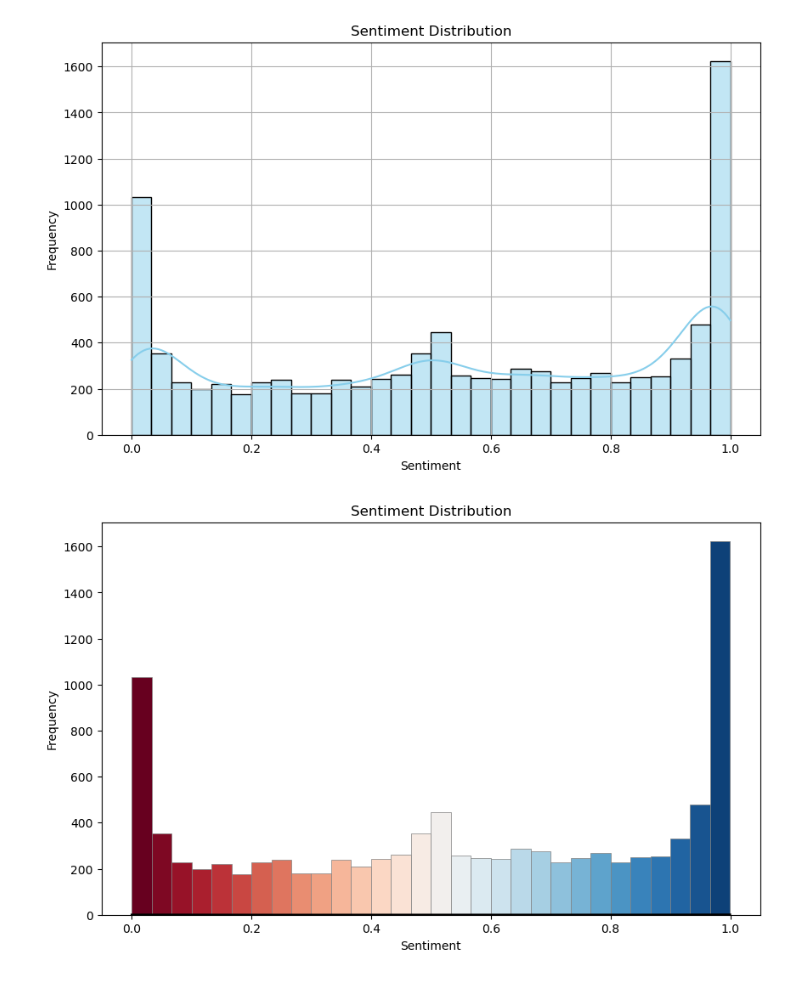
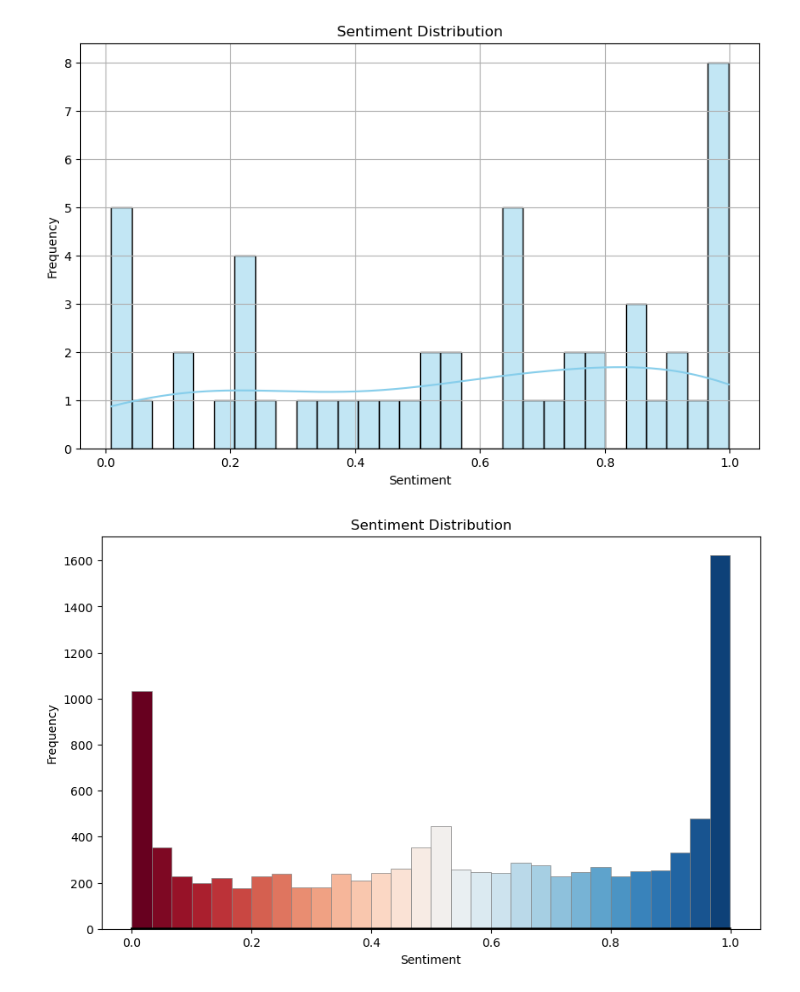
Before and after one commit to Jordanbarker/jordanbarker.github.io, a Jupyter notebook: Jupyter_Notebooks/Wiki_Sentiment.ipynb, the cells around one changed output. Cells and saved outputs as stored; diff of their text form; code cells hidden in the pictures.

Commit message:
Add smaller data size option

```diff
--- a/Jupyter_Notebooks/Wiki_Sentiment.ipynb
+++ b/Jupyter_Notebooks/Wiki_Sentiment.ipynb
@@ -98,30 +79,0 @@ for index, example in enumerate(dataset['train']):
-# %%
-dataset_size = 50
-# Create an empty DataFrame with specified columns
-df = pd.DataFrame(columns=['Title', 'Sentiment', 'URL'])
-
-subset = dataset["train"].shuffle(seed=42).select(range(dataset_size))
-
-for index, example in enumerate(subset):
-
-    df_size = len(df)
-
-    title = example['title']
-    text = example['text']
-    normalized_text = normalize_text(text)  # np.array(text)
-    text_chunks = split_into_chunks(normalized_text)
-    sentiment_results = sentiment_pipeline(text_chunks)
-    sentiment = aggregate_sentiment_results(sentiment_results)
-    # sentiment = normalized_score if overall_sentiment=="POSITIVE" else -1*normalized_score # "NEGATIVE"
-    sentiment = np.round(sentiment, 4)
-    # df = df.append({'Title': title, 'Sentiment': sentiment}, ignore_index=True)
-    df.loc[index] = [title, sentiment, example['url']]
-    if df_size % 100 == 0 :
-        print(f"{df_size} - {title}: {sentiment}")
-
-    # print(f"{title}: Overall Sentiment: {overall_sentiment}, Score: {sentiment}")
-
-# Export the DataFrame to a CSV file
-df = df.sort_values("Sentiment", ascending=False)
-df.to_csv('../data/sentiment_analysis_results.csv', index=False)
-print("Saved to file!")
@@ -159,12 +80,11 @@ memory usage: 312.5+ KB
 # %%
-# Plotting the histogram
-plt.figure(figsize=(10, 6))
+plt.figure(figsize=(12, 6))
 sns.histplot(df['Sentiment'], bins=30, kde=True, color='skyblue')
 plt.title('Sentiment Distribution')
 plt.xlabel('Sentiment')
 plt.ylabel('Frequency')
 plt.grid(True)
 plt.show()
 # %% [output]
-[figure, old version]
+[figure, new version]
 # %%
```
Also changed, not shown: parts of 29 cells of this notebook.
